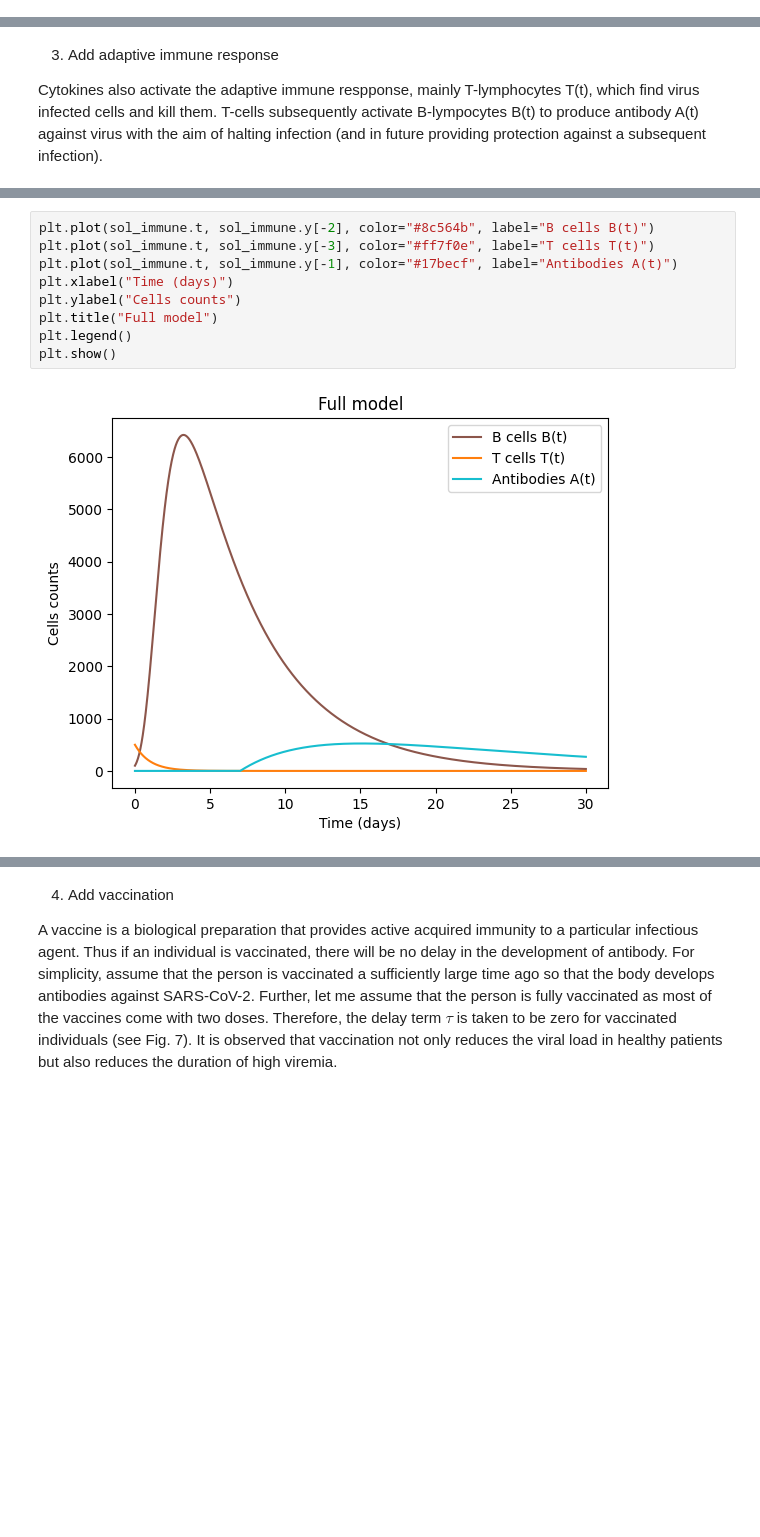
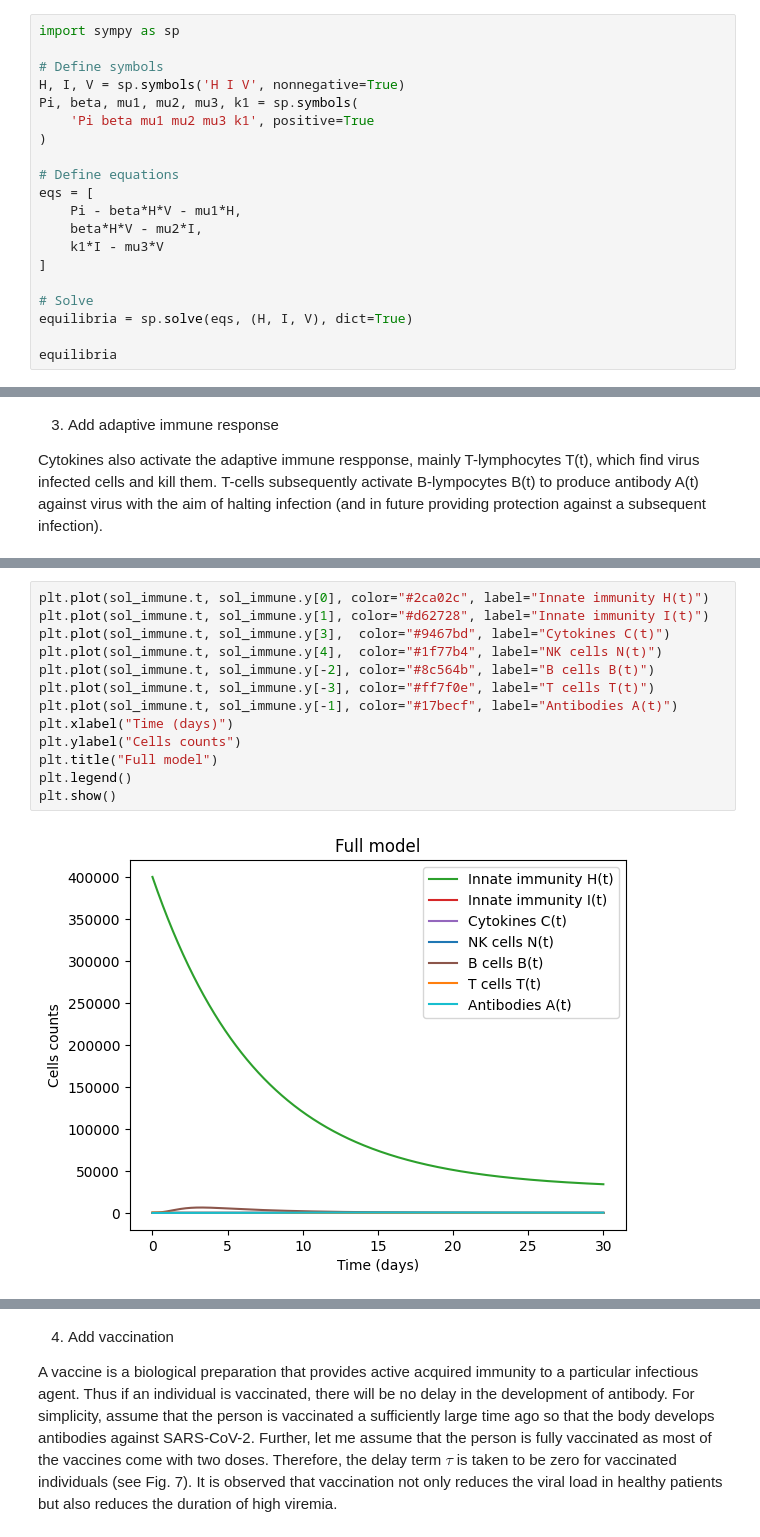
Before and after one commit to angelabortolato/PLDE, a Jupyter notebook: project.ipynb, the cells around one changed output, grey strips where cells are left out. Drawn from its saved outputs; the diff is of its cells as text; blank space fills up the shorter version.

```diff
--- a/project.ipynb
+++ b/project.ipynb
@@ -162,0 +168,20 @@ Clearance time: None
+# %%
+import sympy as sp
+
+# Define symbols
+H, I, V = sp.symbols('H I V', nonnegative=True)
+Pi, beta, mu1, mu2, mu3, k1 = sp.symbols(
+    'Pi beta mu1 mu2 mu3 k1', positive=True
+)
+
+# Define equations
+eqs = [
+    Pi - beta*H*V - mu1*H,
+    beta*H*V - mu2*I,
+    k1*I - mu3*V
+]
+
+# Solve
+equilibria = sp.solve(eqs, (H, I, V), dict=True)
+
+equilibria
@@ -370,13 +406,17 @@ Cleared: True
 Clearance time: 12.928619079386257
 [figure]
 # %%
+plt.plot(sol_immune.t, sol_immune.y[0], color="#2ca02c", label="Innate immunity H(t)")
+plt.plot(sol_immune.t, sol_immune.y[1], color="#d62728", label="Innate immunity I(t)")
+plt.plot(sol_immune.t, sol_immune.y[3],  color="#9467bd", label="Cytokines C(t)")
+plt.plot(sol_immune.t, sol_immune.y[4],  color="#1f77b4", label="NK cells N(t)")
 plt.plot(sol_immune.t, sol_immune.y[-2], color="#8c564b", label="B cells B(t)")
 plt.plot(sol_immune.t, sol_immune.y[-3], color="#ff7f0e", label="T cells T(t)")
 plt.plot(sol_immune.t, sol_immune.y[-1], color="#17becf", label="Antibodies A(t)")
 plt.xlabel("Time (days)")
 plt.ylabel("Cells counts")
 plt.title("Full model")
 plt.legend()
 plt.show()
 # %% [output]
-[figure, old version]
+[figure, new version]
```
Also changed, not shown: parts of 26 cells of this notebook, 1 other file.
